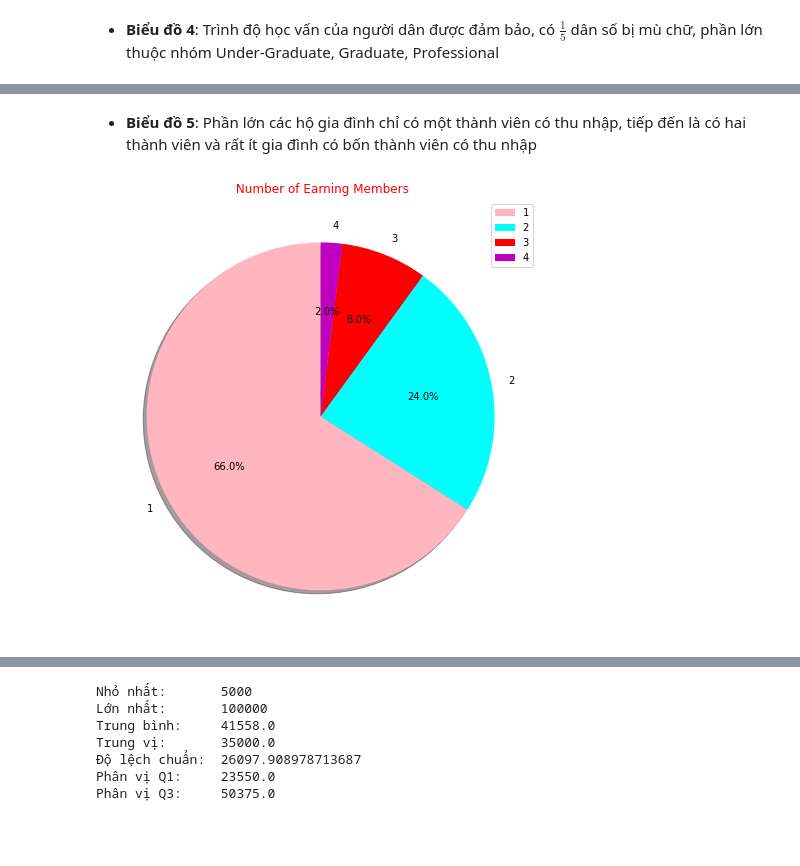
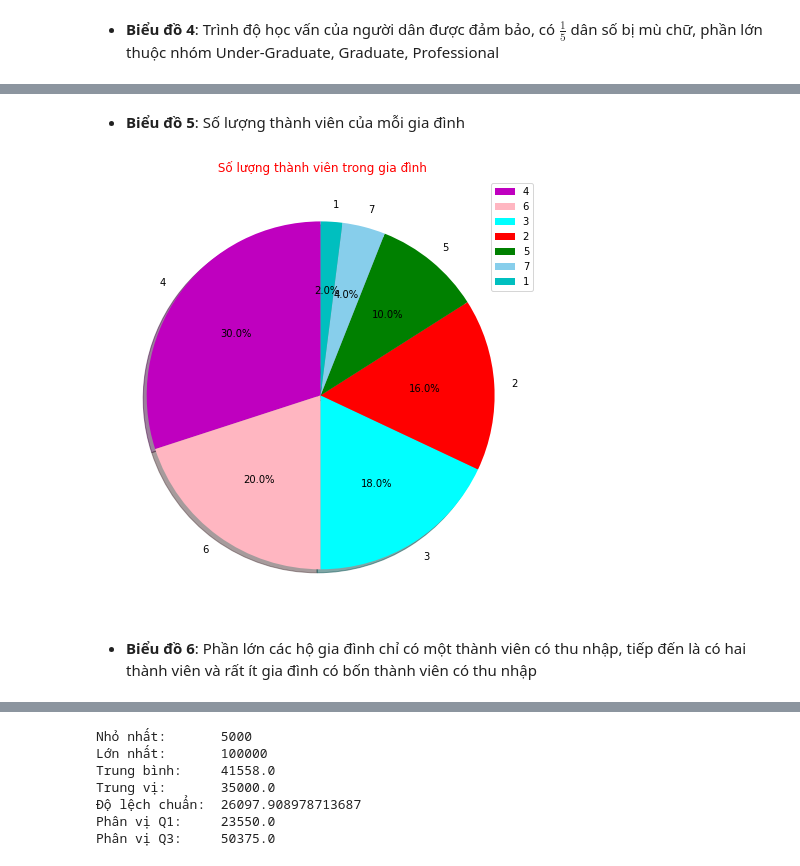
Before and after one commit to NguyenTanTan/B-i-t-p-python, a Jupyter notebook: Đồ_án_phân_tính_thống_kê_mô_tả.ipynb, the cells around one changed output, grey strips where cells are left out. Cells and saved outputs as stored; diff of their text form; code cells hidden in the pictures; blank space fills up the shorter version.

```diff
--- a/Đồ_án_phân_tính_thống_kê_mô_tả.ipynb
+++ b/Đồ_án_phân_tính_thống_kê_mô_tả.ipynb
@@ -212,6 +200,8 @@ drawn_pie(df['Highest_Qualified_Member'],'Structure of education level')
+# %% [markdown]
+* **Biểu đồ 5**: Số lượng thành viên của mỗi gia đình
+# %%
+drawn_pie(df['No_of_Fly_Members'],' Số lượng thành viên trong gia đình')
+# %% [output]
+[figure, added]
 # %% [markdown]
-* **Biểu đồ 5**: Phần lớn các hộ gia đình chỉ có một thành viên có thu nhập, tiếp đến là có hai thành viên và rất ít gia đình có bốn thành viên có thu nhập
+* **Biểu đồ 6**: Phần lớn các hộ gia đình chỉ có một thành viên có thu nhập, tiếp đến là có hai thành viên và rất ít gia đình có bốn thành viên có thu nhập
-# %%
-drawn_pie(df['No_of_Earning_Members'],' Number of Earning Members')
-# %% [output]
-[figure, removed]
```
Also changed, not shown: parts of 9 cells of this notebook.
